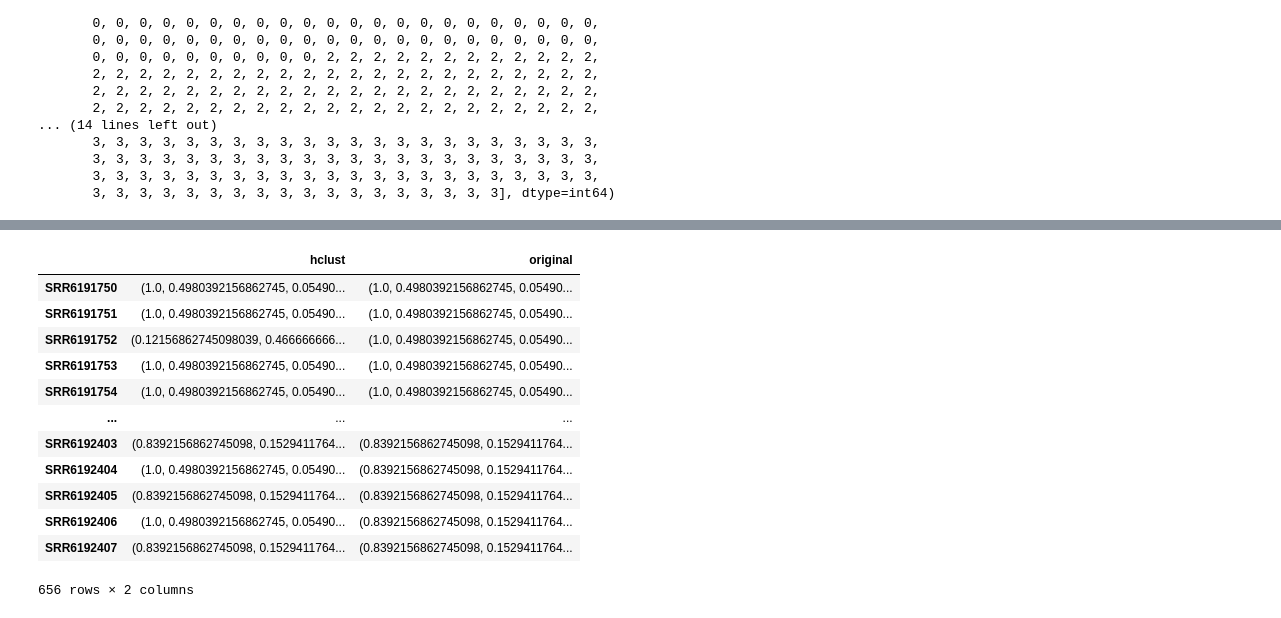
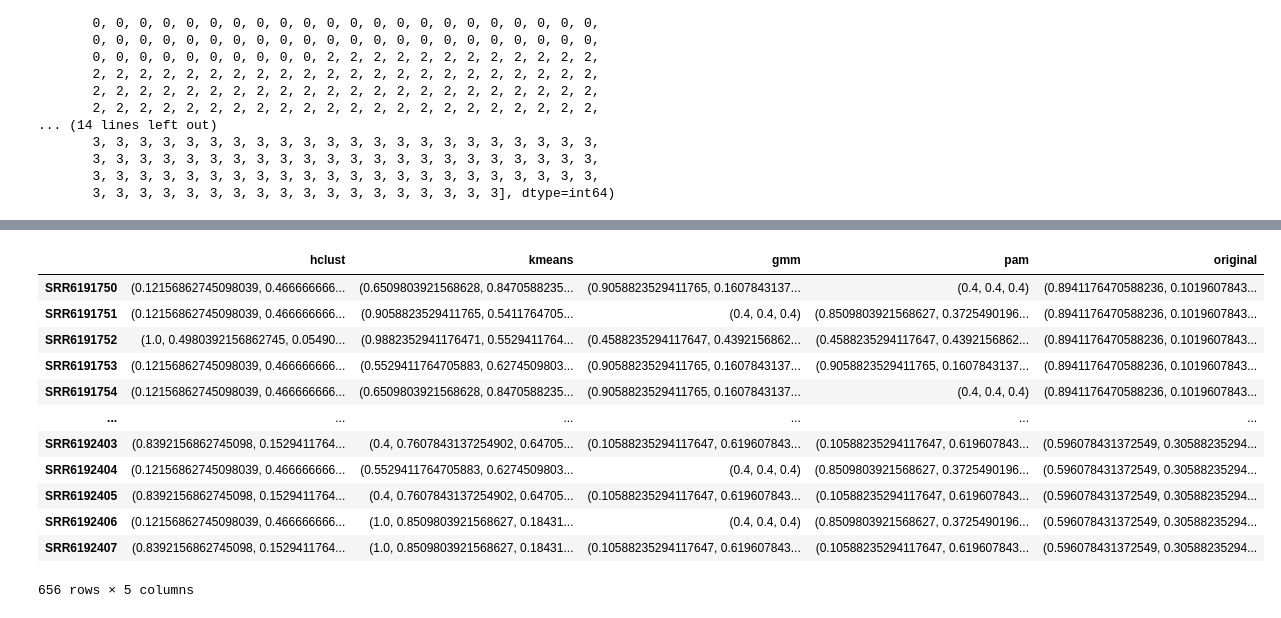
Before and after one commit to nsardinia/4144_Bioinformatics_Project, a Jupyter notebook: src/heatmap.ipynb, the cells around one changed output, grey strips where cells are left out. Cells and saved outputs as stored; diff of their text form; code cells hidden in the pictures.

```diff
--- a/src/heatmap.ipynb
+++ b/src/heatmap.ipynb
@@ -86,9 +89,10 @@ array([1, 1, 1, 1, 1, 1, 1, 1, 1, 1, 1, 1, 1, 1, 1, 1, 1, 1, 1, 1, 1, 1,
        3, 3, 3, 3, 3, 3, 3, 3, 3, 3, 3, 3, 3, 3, 3, 3, 3, 3], dtype=int64)
 # %%
 # Get labels for k=8
-k = 4
+k = 8
 
 # Hierarchical clustering
 hclust_labels = hclust(top_5000, k)
-
-hclust_labels
+kmeans_labels = kmeans_for_heatmap(top_5000, k)
+gmm_labels = gmm(top_5000, k, 5000)
+pam_labels = pam_for_heatmap(top_5000, k)
@@ -114,6 +100,9 @@ array([1, 1, 0, 1, 1, 1, 1, 1, 1, 1, 1, 1, 2, 1, 1, 2, 1, 1, 1, 1, 1, 1,
 # Create annotations data frame
 annotations = pd.DataFrame({
     'hclust': pd.Categorical(hclust_labels),
+    'kmeans': pd.Categorical(kmeans_labels),
+    'gmm': pd.Categorical(gmm_labels),
+    'pam': pd.Categorical(pam_labels),
     'original': pd.Categorical(original_labels),
 }, index=top_5000.T.columns)
 
@@ -150,24 +143,27 @@ cluster_colors
 # %%
 col_colors = pd.DataFrame({
-    'hclust': annotations['hclust'].astype(int).map(cluster_colors),
-    'original': annotations['original'].astype(int).map(cluster_colors)
+    "hclust": annotations["hclust"].astype(int).map(dict(zip(range(k), sns.color_palette("tab10", k)))),
+    "kmeans": annotations["kmeans"].astype(int).map(dict(zip(range(k), sns.color_palette("Set2", k)))),
+    "gmm": annotations["gmm"].astype(int).map(dict(zip(range(k), sns.color_palette("Dark2", k)))),
+    "pam": annotations["pam"].astype(int).map(dict(zip(range(k), sns.color_palette("Dark2", k)))),
+    "original": annotations["original"].astype(int).map(dict(zip(annotations["original"].unique(), sns.color_palette("Set1", len(annotations["original"].unique())))))
 }, index=annotations.index)
 
 col_colors
 # %% [output]
-|  | hclust | original |
-| SRR6191750 | (1.0, 0.4980392156862745, 0.05490... | (1.0, 0.4980392156862745, 0.05490... |
-| SRR6191751 | (1.0, 0.4980392156862745, 0.05490... | (1.0, 0.4980392156862745, 0.05490... |
-| SRR6191752 | (0.12156862745098039, 0.466666666... | (1.0, 0.4980392156862745, 0.05490... |
-| SRR6191753 | (1.0, 0.4980392156862745, 0.05490... | (1.0, 0.4980392156862745, 0.05490... |
-| SRR6191754 | (1.0, 0.4980392156862745, 0.05490... | (1.0, 0.4980392156862745, 0.05490... |
-| ... | ... | ... |
-| SRR6192403 | (0.8392156862745098, 0.1529411764... | (0.8392156862745098, 0.1529411764... |
-| SRR6192404 | (1.0, 0.4980392156862745, 0.05490... | (0.8392156862745098, 0.1529411764... |
-| SRR6192405 | (0.8392156862745098, 0.1529411764... | (0.8392156862745098, 0.1529411764... |
-| SRR6192406 | (1.0, 0.4980392156862745, 0.05490... | (0.8392156862745098, 0.1529411764... |
-| SRR6192407 | (0.8392156862745098, 0.1529411764... | (0.8392156862745098, 0.1529411764... |
+|  | hclust | kmeans | gmm | pam | original |
+| SRR6191750 | (0.12156862745098039, 0.466666666... | (0.6509803921568628, 0.8470588235... | (0.9058823529411765, 0.1607843137... | (0.4, 0.4, 0.4) | (0.8941176470588236, 0.1019607843... |
+| SRR6191751 | (0.12156862745098039, 0.466666666... | (0.9058823529411765, 0.5411764705... | (0.4, 0.4, 0.4) | (0.8509803921568627, 0.3725490196... | (0.8941176470588236, 0.1019607843... |
+| SRR6191752 | (1.0, 0.4980392156862745, 0.05490... | (0.9882352941176471, 0.5529411764... | (0.4588235294117647, 0.4392156862... | (0.4588235294117647, 0.4392156862... | (0.8941176470588236, 0.1019607843... |
+| SRR6191753 | (0.12156862745098039, 0.466666666... | (0.5529411764705883, 0.6274509803... | (0.9058823529411765, 0.1607843137... | (0.9058823529411765, 0.1607843137... | (0.8941176470588236, 0.1019607843... |
+| SRR6191754 | (0.12156862745098039, 0.466666666... | (0.6509803921568628, 0.8470588235... | (0.9058823529411765, 0.1607843137... | (0.4, 0.4, 0.4) | (0.8941176470588236, 0.1019607843... |
+| ... | ... | ... | ... | ... | ... |
+| SRR6192403 | (0.8392156862745098, 0.1529411764... | (0.4, 0.7607843137254902, 0.64705... | (0.10588235294117647, 0.619607843... | (0.10588235294117647, 0.619607843... | (0.596078431372549, 0.30588235294... |
+| SRR6192404 | (0.12156862745098039, 0.466666666... | (0.5529411764705883, 0.6274509803... | (0.4, 0.4, 0.4) | (0.8509803921568627, 0.3725490196... | (0.596078431372549, 0.30588235294... |
+| SRR6192405 | (0.8392156862745098, 0.1529411764... | (0.4, 0.7607843137254902, 0.64705... | (0.10588235294117647, 0.619607843... | (0.10588235294117647, 0.619607843... | (0.596078431372549, 0.30588235294... |
+| SRR6192406 | (0.12156862745098039, 0.466666666... | (1.0, 0.8509803921568627, 0.18431... | (0.4, 0.4, 0.4) | (0.8509803921568627, 0.3725490196... | (0.596078431372549, 0.30588235294... |
+| SRR6192407 | (0.8392156862745098, 0.1529411764... | (1.0, 0.8509803921568627, 0.18431... | (0.10588235294117647, 0.619607843... | (0.10588235294117647, 0.619607843... | (0.596078431372549, 0.30588235294... |
-656 rows × 2 columns
+656 rows × 5 columns
 # %%
 # Create heatmap with dendrograms
 sns.set(style="white")
```
Also changed, not shown: parts of 5 cells of this notebook, 4 other files.
